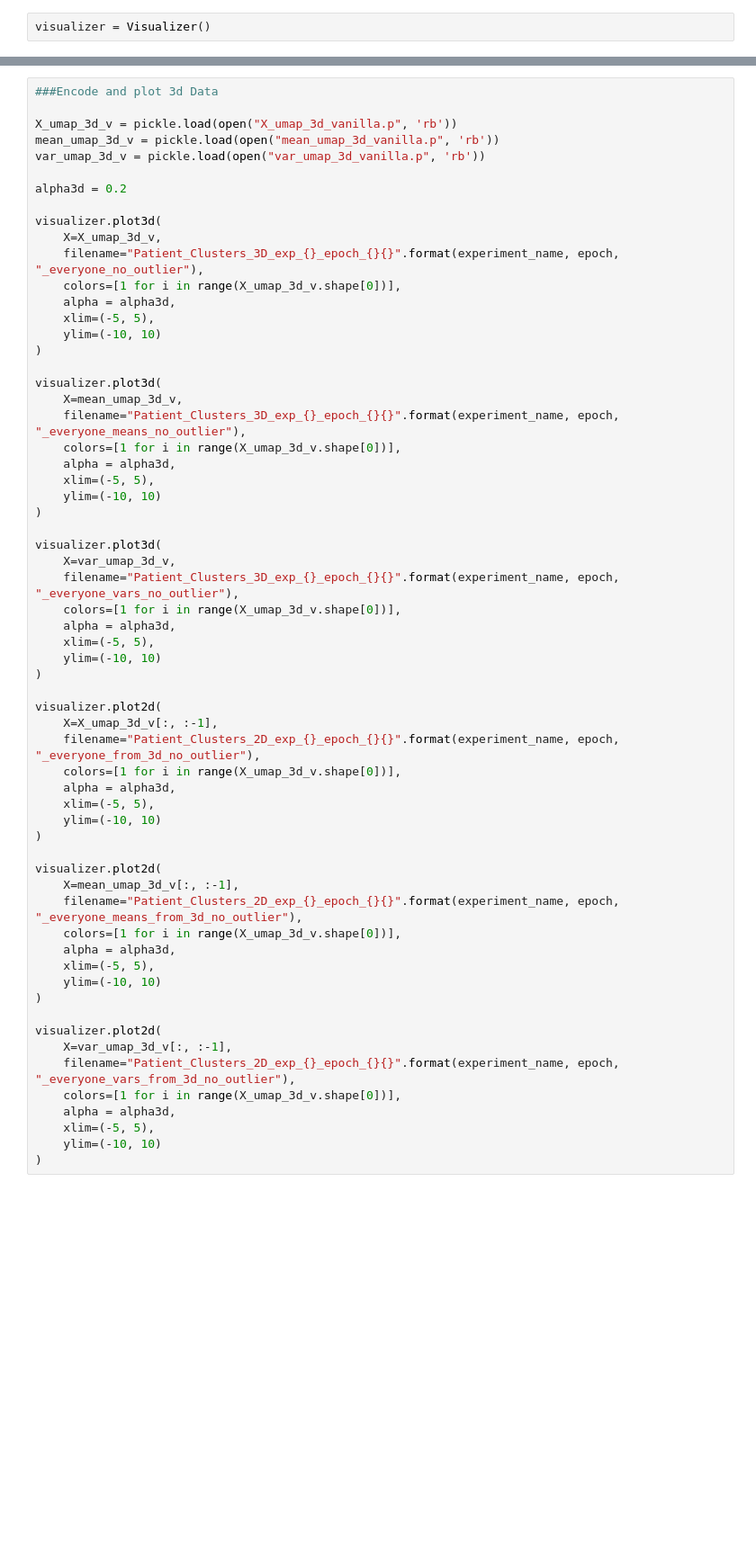
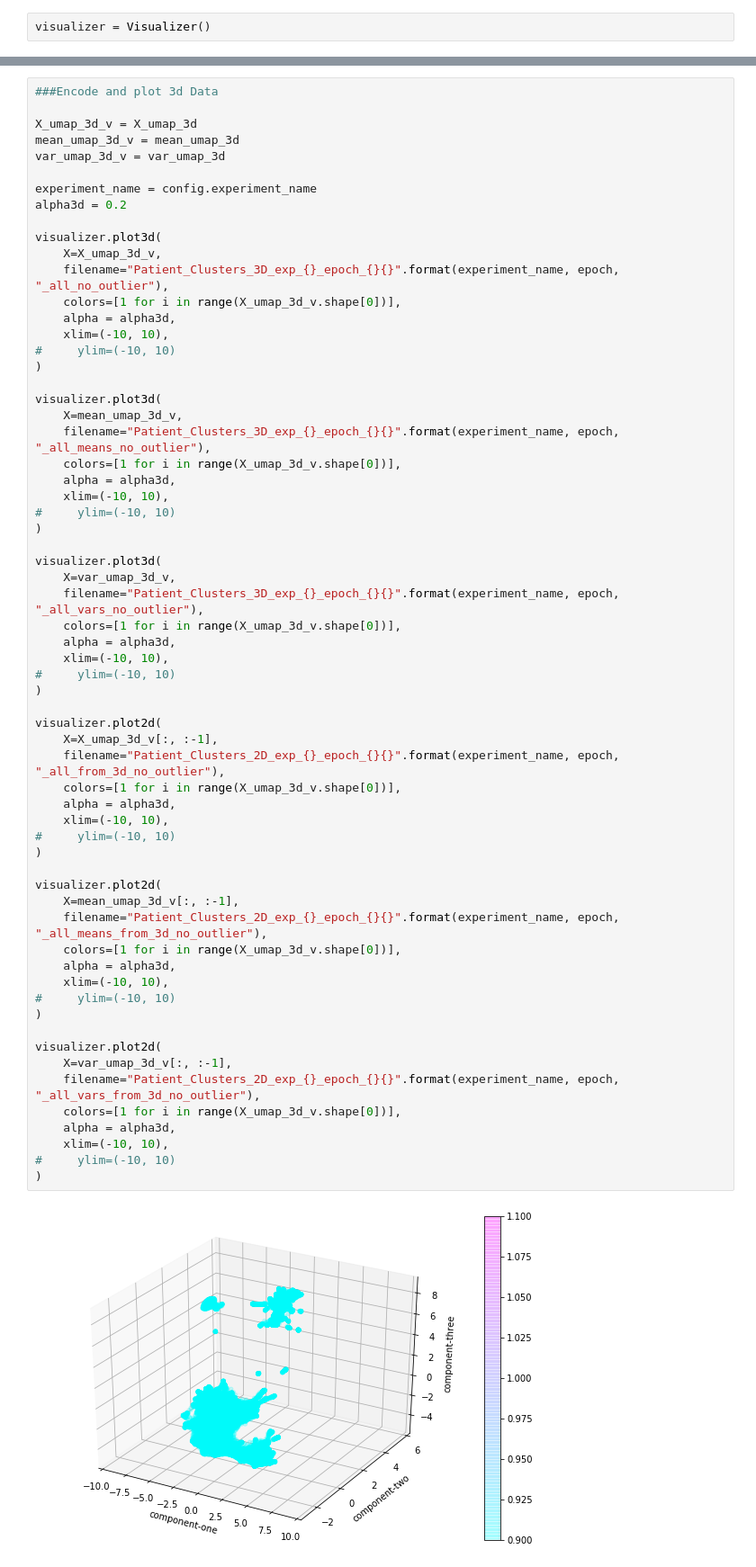
Before and after one commit to ashea2nd/VAE-EHR, a Jupyter notebook: experiments/200214_patient_similarity_clusters/visualize_similarity_clusters.ipynb, the cells around one changed output, grey strips where cells are left out. Shown at 90% size. Cells and saved outputs as stored; diff of their text form; blank space fills up the shorter version.

```diff
--- a/experiments/200214_patient_similarity_clusters/visualize_similarity_clusters.ipynb
+++ b/experiments/200214_patient_similarity_clusters/visualize_similarity_clusters.ipynb
@@ -75,62 +97,65 @@ visualizer.plot2d(
 # %%
 ###Encode and plot 3d Data
 
-X_umap_3d_v = pickle.load(open("X_umap_3d_vanilla.p", 'rb'))
-mean_umap_3d_v = pickle.load(open("mean_umap_3d_vanilla.p", 'rb'))
-var_umap_3d_v = pickle.load(open("var_umap_3d_vanilla.p", 'rb'))
+X_umap_3d_v = X_umap_3d
+mean_umap_3d_v = mean_umap_3d
+var_umap_3d_v = var_umap_3d
 
+experiment_name = config.experiment_name
 alpha3d = 0.2
 
 visualizer.plot3d(
     X=X_umap_3d_v,
-    filename="Patient_Clusters_3D_exp_{}_epoch_{}{}".format(experiment_name, epoch, "_everyone_no_outlier"),
+    filename="Patient_Clusters_3D_exp_{}_epoch_{}{}".format(experiment_name, epoch, "_all_no_outlier"),
     colors=[1 for i in range(X_umap_3d_v.shape[0])],
     alpha = alpha3d,
-    xlim=(-5, 5),
-    ylim=(-10, 10)
+    xlim=(-10, 10),
+#     ylim=(-10, 10)
 )
 
 visualizer.plot3d(
     X=mean_umap_3d_v,
-    filename="Patient_Clusters_3D_exp_{}_epoch_{}{}".format(experiment_name, epoch, "_everyone_means_no_outlier"),
+    filename="Patient_Clusters_3D_exp_{}_epoch_{}{}".format(experiment_name, epoch, "_all_means_no_outlier"),
     colors=[1 for i in range(X_umap_3d_v.shape[0])],
     alpha = alpha3d,
-    xlim=(-5, 5),
-    ylim=(-10, 10)
+    xlim=(-10, 10),
+#     ylim=(-10, 10)
 )
 
 visualizer.plot3d(
     X=var_umap_3d_v,
-    filename="Patient_Clusters_3D_exp_{}_epoch_{}{}".format(experiment_name, epoch, "_everyone_vars_no_outlier"),
+    filename="Patient_Clusters_3D_exp_{}_epoch_{}{}".format(experiment_name, epoch, "_all_vars_no_outlier"),
     colors=[1 for i in range(X_umap_3d_v.shape[0])],
     alpha = alpha3d,
-    xlim=(-5, 5),
-    ylim=(-10, 10)
+    xlim=(-10, 10),
+#     ylim=(-10, 10)
 )
 
 visualizer.plot2d(
     X=X_umap_3d_v[:, :-1],
-    filename="Patient_Clusters_2D_exp_{}_epoch_{}{}".format(experiment_name, epoch, "_everyone_from_3d_no_outlier"),
+    filename="Patient_Clusters_2D_exp_{}_epoch_{}{}".format(experiment_name, epoch, "_all_from_3d_no_outlier"),
     colors=[1 for i in range(X_umap_3d_v.shape[0])],
     alpha = alpha3d,
-    xlim=(-5, 5),
-    ylim=(-10, 10)
+    xlim=(-10, 10),
+#     ylim=(-10, 10)
 )
 
 visualizer.plot2d(
     X=mean_umap_3d_v[:, :-1],
-    filename="Patient_Clusters_2D_exp_{}_epoch_{}{}".format(experiment_name, epoch, "_everyone_means_from_3d_no_outlier"),
+    filename="Patient_Clusters_2D_exp_{}_epoch_{}{}".format(experiment_name, epoch, "_all_means_from_3d_no_outlier"),
     colors=[1 for i in range(X_umap_3d_v.shape[0])],
     alpha = alpha3d,
-    xlim=(-5, 5),
-    ylim=(-10, 10)
+    xlim=(-10, 10),
+#     ylim=(-10, 10)
 )
 
 visualizer.plot2d(
     X=var_umap_3d_v[:, :-1],
-    filename="Patient_Clusters_2D_exp_{}_epoch_{}{}".format(experiment_name, epoch, "_everyone_vars_from_3d_no_outlier"),
+    filename="Patient_Clusters_2D_exp_{}_epoch_{}{}".format(experiment_name, epoch, "_all_vars_from_3d_no_outlier"),
     colors=[1 for i in range(X_umap_3d_v.shape[0])],
     alpha = alpha3d,
-    xlim=(-5, 5),
-    ylim=(-10, 10)
+    xlim=(-10, 10),
+#     ylim=(-10, 10)
 )
+# %% [output]
+[figure, added]
```
Also changed, not shown: parts of 5 cells of this notebook, 12 other files.
